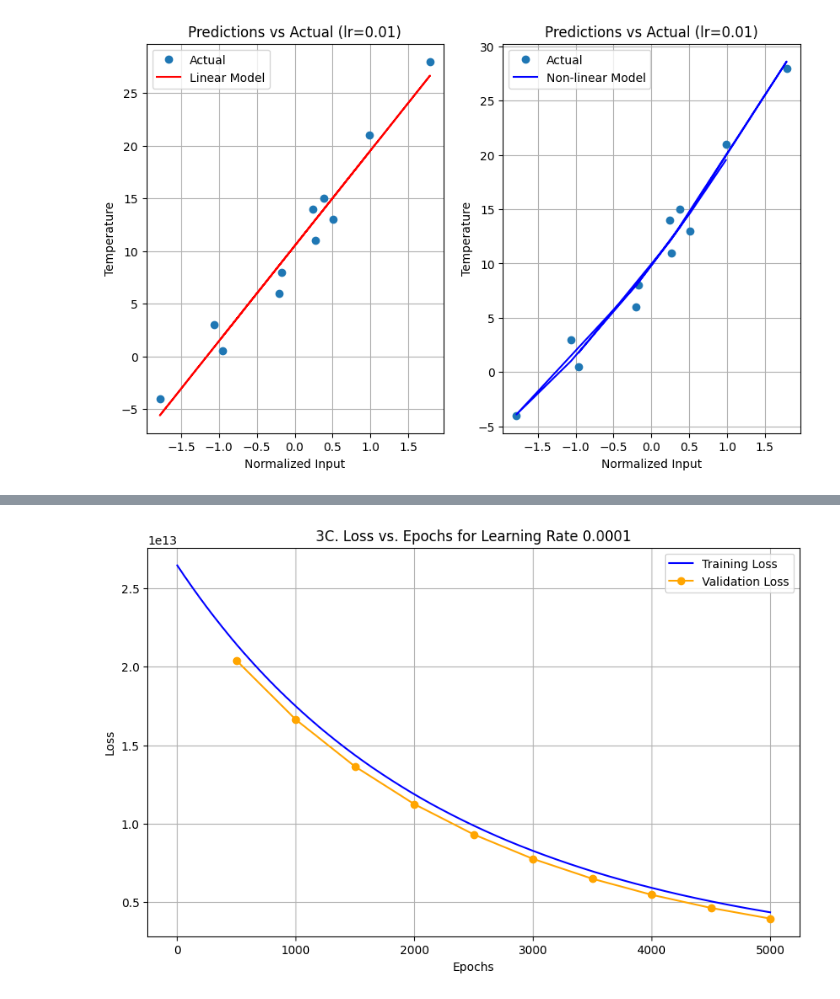
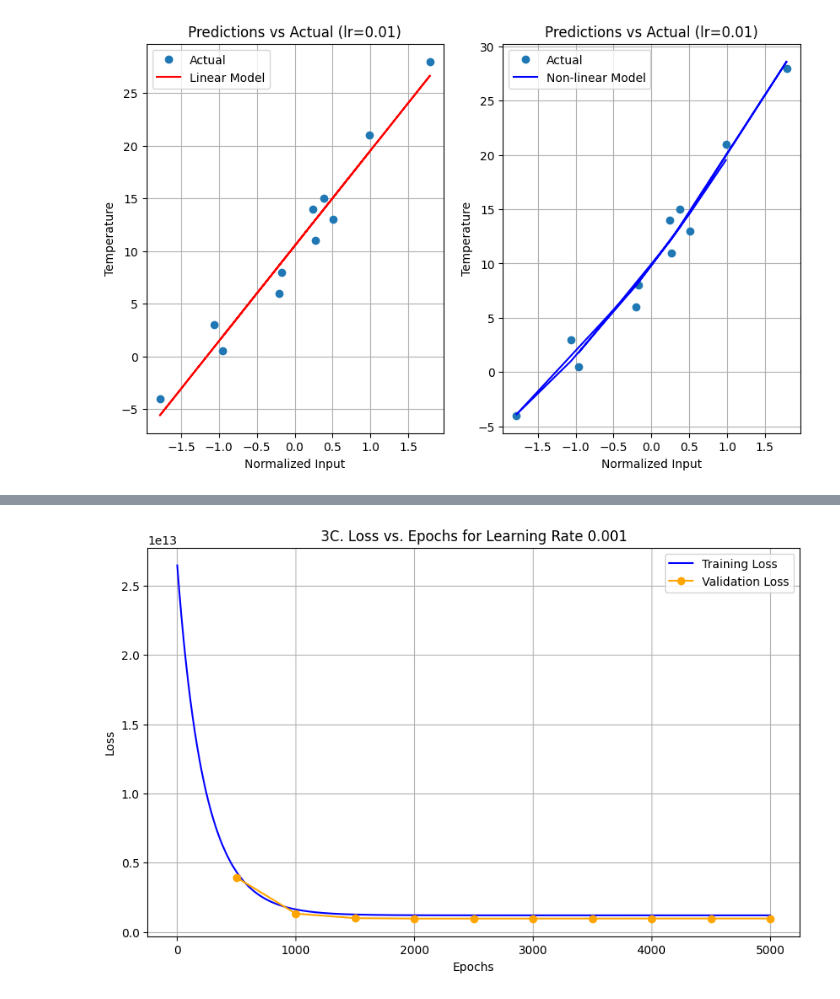
Before and after one commit to nathon-tadeo/Intro-to-ML, a Jupyter notebook: homework_5_intro_to_ml.ipynb, the cells around one changed output, grey strips where cells are left out. Saved outputs shown, nothing was run; the diff lists cells and outputs as text; code cells hidden in the pictures.

```diff
--- a/homework_5_intro_to_ml.ipynb
+++ b/homework_5_intro_to_ml.ipynb
@@ -322,8 +322,8 @@ def train_model_with_lr(model, X_train, y_train, X_test, y_test, lr, epochs=5000
             print(f'Epoch {epoch+1}, Training Loss: {loss.item():.1f}, Validation Loss: {validation_loss:.1f}')
     return best_model, best_loss, train_losses, val_losses
 
-# Train with learning rate = 0.0001 and plot
-lr = 0.0001
+# Train with learning rate = 0.001 and plot
+lr = 0.001
 model = LinearRegression(input_dim=X_train_tensor.shape[1])  # Initialize model
 best_model, best_loss, train_losses, val_losses = train_model_with_lr(
     model, X_train_tensor, y_train_tensor, X_test_tensor, y_test_tensor, lr
@@ -502,8 +502,8 @@ def train_model_with_lr(model, X_train, y_train, X_test, y_test, lr, epochs=5000
 
     return best_model, best_loss, train_losses, val_losses
 
-# Train with learning rate = 0.0001 and plot
-lr = 0.0001
+# Train with learning rate = 0.001 and plot
+lr = 0.001
 model = LinearRegression(input_dim=X_train_tensor.shape[1])  # Initialize model
 best_model, best_loss, train_losses, val_losses = train_model_with_lr(
     model, X_train_tensor, y_train_tensor, X_test_tensor, y_test_tensor, lr
@@ -537 +537 @@ Epoch 5000, Training Loss: 4339664683008.0, Validation Loss: 3939852353536.0
-[figure, old version]
+[figure, new version]
```
Also changed, not shown: parts of 4 cells of this notebook.
